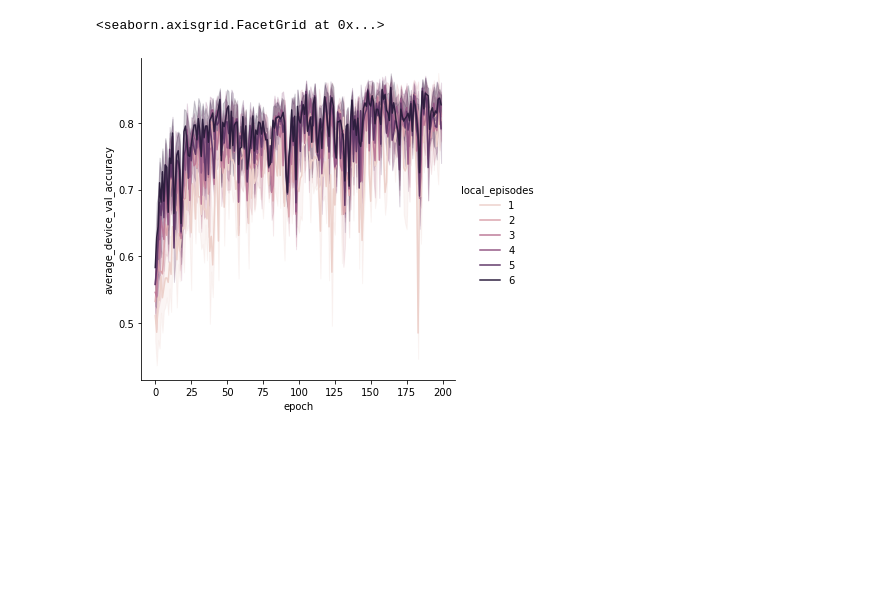
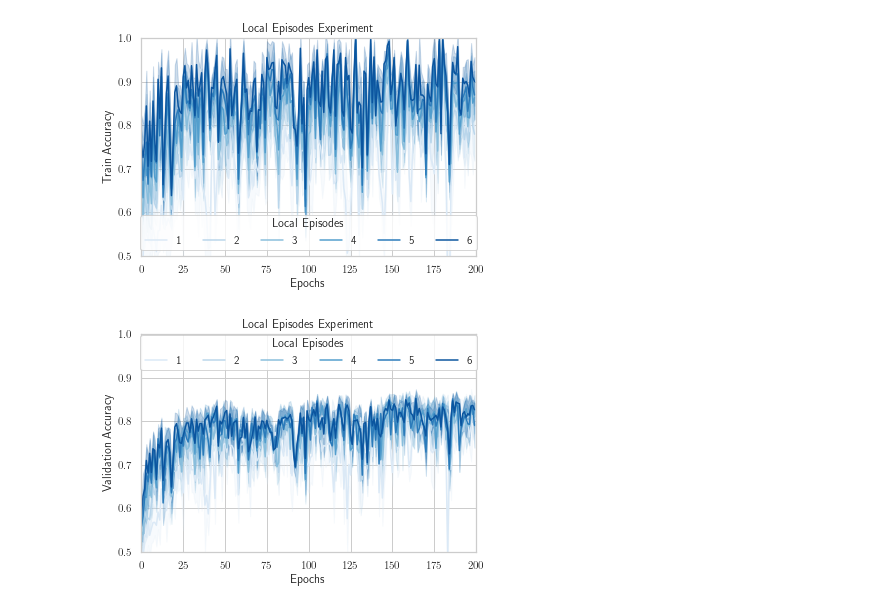
Before and after one commit to kavyakvk/TinyFederatedLearning, a Jupyter notebook: source/simulation/simulation-results/Graphing.ipynb, the cells around one changed output. Saved outputs shown, nothing was run; the diff lists cells and outputs as text; code cells hidden in the pictures; blank space fills up the shorter version.

```diff
--- a/source/simulation/simulation-results/Graphing.ipynb
+++ b/source/simulation/simulation-results/Graphing.ipynb
@@ -3,6 +3,19 @@ import seaborn as sns
 import pandas as pd
 import csv
 import os
+import matplotlib
 import matplotlib.pyplot as plt
+
+# use LaTeX fonts in the plot
+matplotlib.use("pdf")
+matplotlib.rcParams.update({
+    "pgf.texsystem": "pdflatex",
+    'font.family': 'serif',
+    'text.usetex': True,
+    'pgf.rcfonts': False,
+})
+sns.set_context("notebook")
+sns.set_style("whitegrid")
+sns.set_palette(sns.color_palette("colorblind", 7))
 # %%
 df = pd.read_csv("results_local_episodes.csv")
@@ -32,8 +39,28 @@ sns.relplot(
-# %%
-sns.relplot(
-    data=df, x="epoch", y="average_device_val_accuracy",
-    hue="local_episodes", kind="line", ci="sd"
-)
-# %% [output]
-<seaborn.axisgrid.FacetGrid at 0x...>
-[figure, removed]
+# %%
+fig1, ax1 = plt.subplots(figsize=(6,4))
+ax1.set_ylim([0.5,1.0])
+ax1.set_xlim([0,200])
+sns.lineplot(
+    data=df, x="Epoch", y="Average Device Train Accuracy",
+    hue="Local Episodes", ci="sd", palette=sns.color_palette("Blues", 6),
+    ax=ax1).set(title='Local Episodes Experiment',
+                                                 ylabel = "Train Accuracy",
+                                                 xlabel = "Epochs")
+ax1.legend(loc='lower center', bbox_to_anchor=(0.5, 0), ncol=6, title="Local Episodes")
+fig1.savefig('figures/local-train.pdf', bbox_inches='tight')
+# %% [output]
+[figure, added]
+# %%
+fig2, ax2 = plt.subplots(figsize=(6,4))
+ax2.set_ylim([0.5,1.0])
+ax2.set_xlim([0,200])
+sns.lineplot(
+    data=df, x="Epoch", y="Average Device Validation Accuracy",
+    hue="Local Episodes", ci="sd", palette=sns.color_palette("Blues", 6),
+                        ax=ax2).set(title='Local Episodes Experiment',
+                                                 ylabel = "Validation Accuracy",
+                                                 xlabel = "Epochs")
+ax2.legend(loc='lower center', bbox_to_anchor=(0.5, 0.81), ncol=6, title="Local Episodes")
+fig2.savefig('figures/local-val.pdf', bbox_inches='tight')
+# %% [output]
+[figure, added]
```
Also changed, not shown: parts of 5 cells of this notebook, 25 other files.
